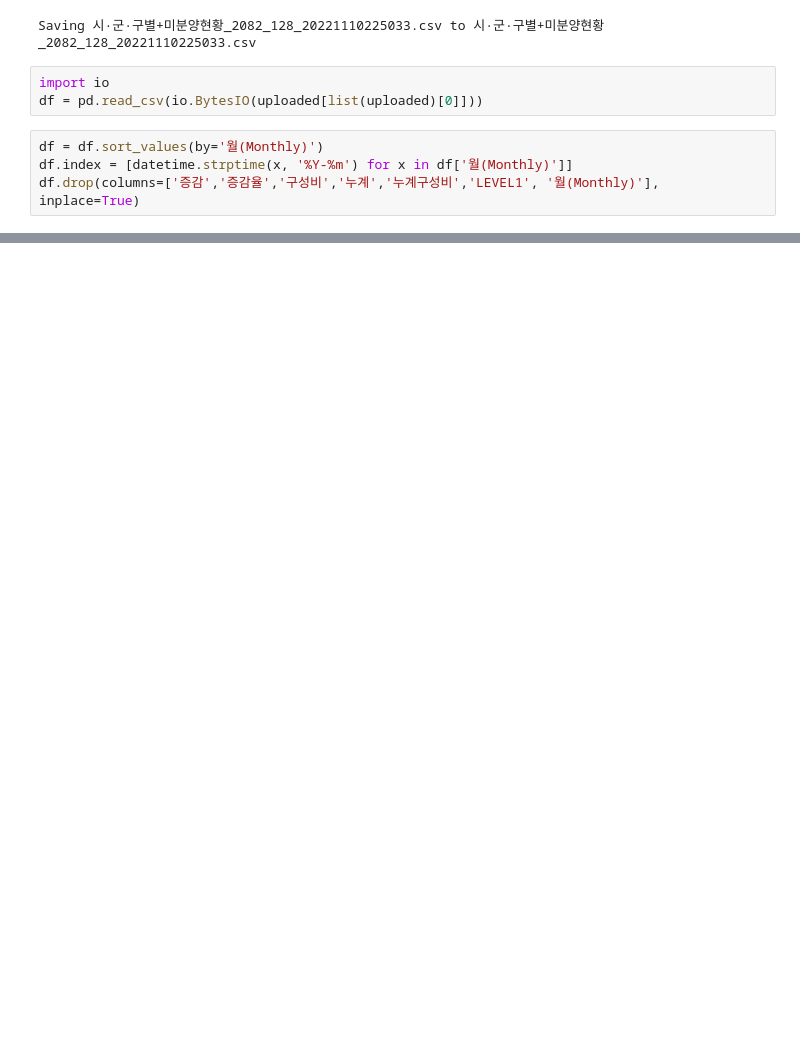
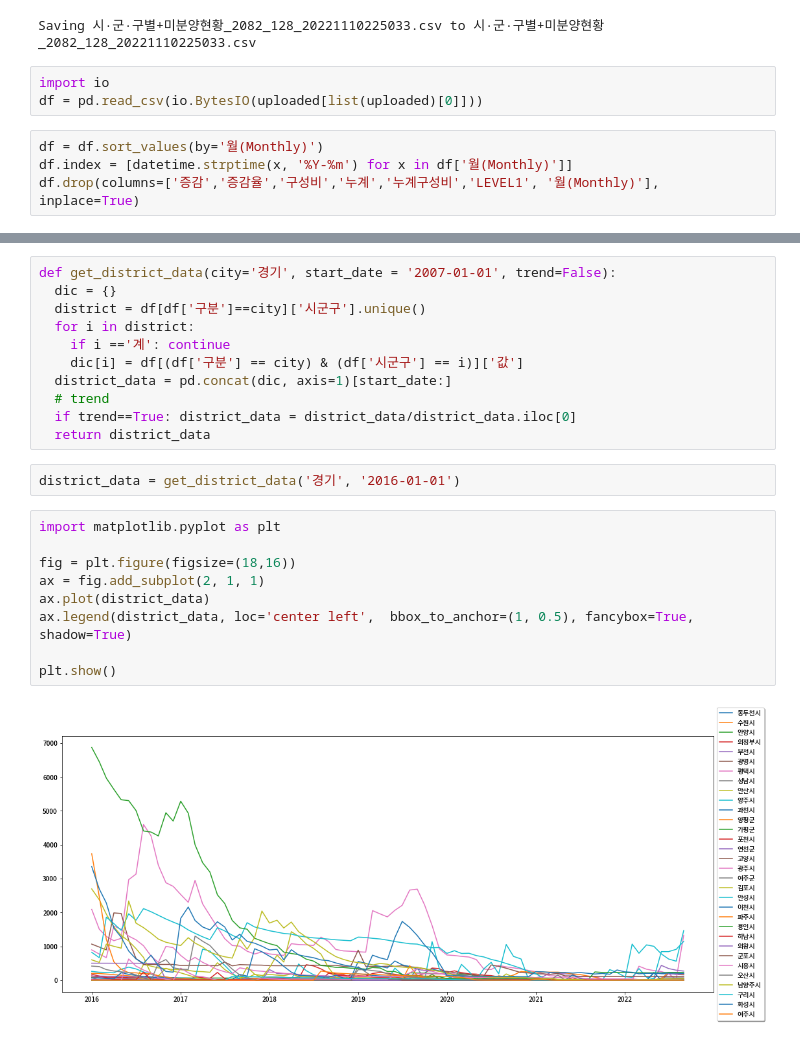
Before and after one commit to yeonghun00/real-estate, a Jupyter notebook: market.ipynb, the cells around one changed output, grey strips where cells are left out. Cells and saved outputs as stored; diff of their text form; blank space fills up the shorter version.

```diff
--- a/market.ipynb
+++ b/market.ipynb
@@ -221,0 +272,24 @@ Name: 값, Length: 188, dtype: float64
+# %%
+def get_district_data(city='경기', start_date = '2007-01-01', trend=False):
+  dic = {}
+  district = df[df['구분']==city]['시군구'].unique()
+  for i in district:
+    if i =='계': continue
+    dic[i] = df[(df['구분'] == city) & (df['시군구'] == i)]['값']
+  district_data = pd.concat(dic, axis=1)[start_date:]
+  # trend
+  if trend==True: district_data = district_data/district_data.iloc[0]
+  return district_data
+# %%
+district_data = get_district_data('경기', '2016-01-01')
+# %%
+import matplotlib.pyplot as plt
+
+fig = plt.figure(figsize=(18,16))
+ax = fig.add_subplot(2, 1, 1)
+ax.plot(district_data)
+ax.legend(district_data, loc='center left',  bbox_to_anchor=(1, 0.5), fancybox=True, shadow=True)
+
+plt.show()
+# %% [output]
+[figure, added]
```
Also changed, not shown: parts of 15 cells of this notebook.
